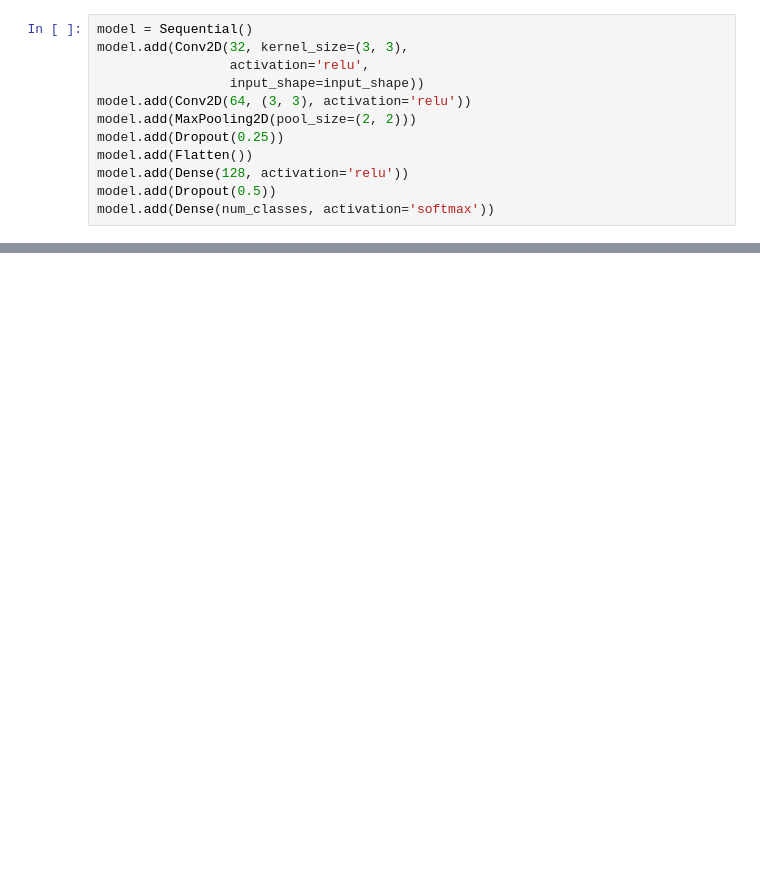
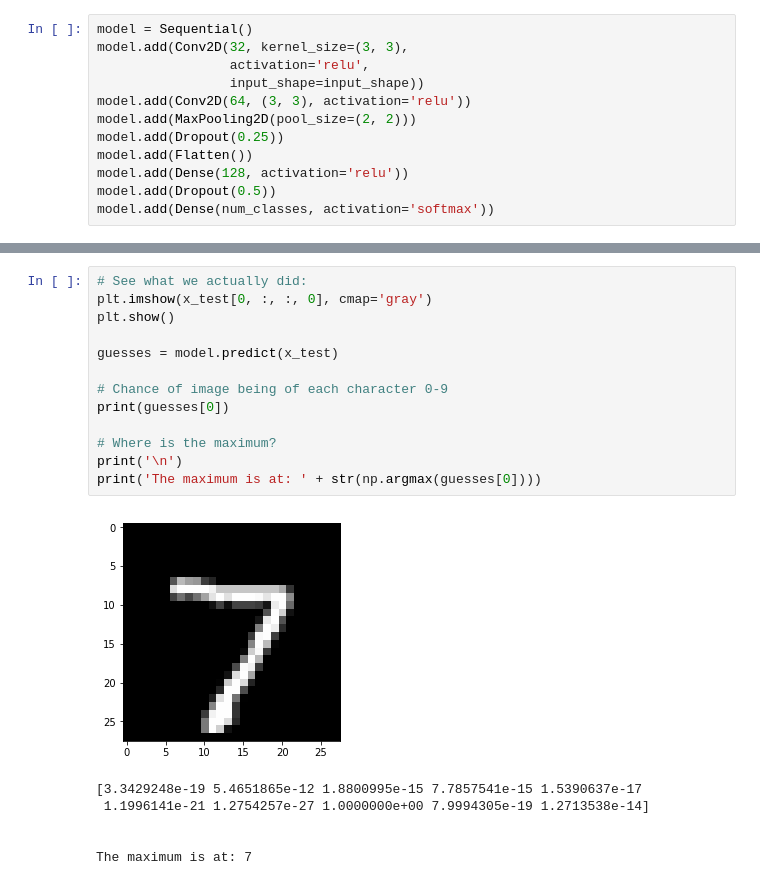
Before and after one commit to tomlof/Course_CNNs_MIA, a Jupyter notebook: Labs/mnist-keras.ipynb, the cells around one changed output, grey strips where cells are left out. Cells and saved outputs as stored; diff of their text form; blank space fills up the shorter version.

```diff
--- a/Labs/mnist-keras.ipynb
+++ b/Labs/mnist-keras.ipynb
@@ -74,0 +162,20 @@ print('Test accuracy:', score[1])
+# %%
+# See what we actually did:
+plt.imshow(x_test[0, :, :, 0], cmap='gray')
+plt.show()
+
+guesses = model.predict(x_test)
+
+# Chance of image being of each character 0-9
+print(guesses[0])
+
+# Where is the maximum?
+print('\n')
+print('The maximum is at: ' + str(np.argmax(guesses[0])))
+# %% [output]
+[figure, added]
+[3.3429248e-19 5.4651865e-12 1.8800995e-15 7.7857541e-15 1.5390637e-17
+ 1.1996141e-21 1.2754257e-27 1.0000000e+00 7.9994305e-19 1.2713538e-14]
+
+
+The maximum is at: 7
```
Also changed, not shown: parts of 15 cells of this notebook.
